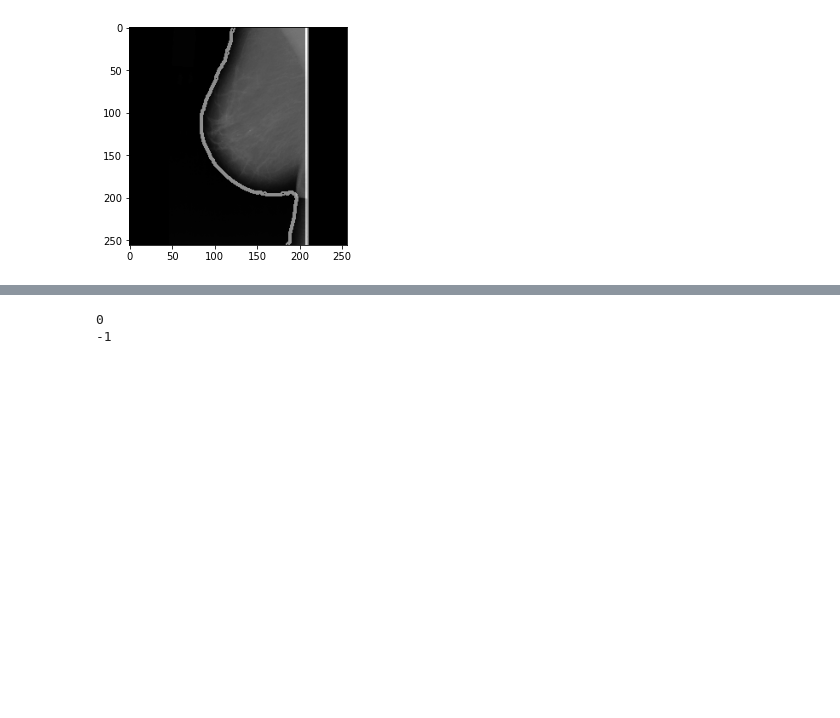
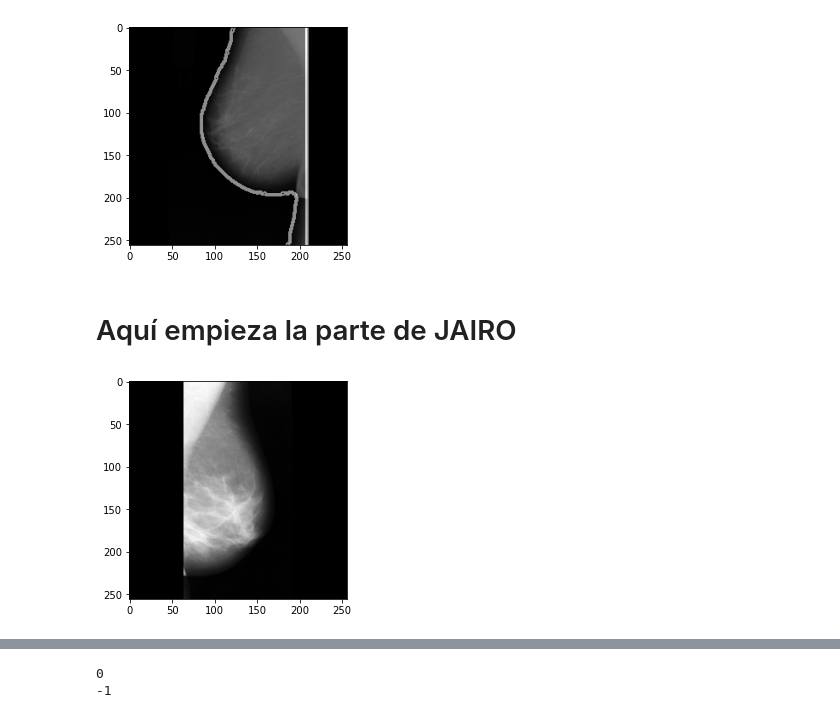
Before and after one commit to data-and-code/trabajo_con_imagenes, a Jupyter notebook: data-raw/clean_imgs.ipynb, the cells around one changed output, grey strips where cells are left out. Saved outputs shown, nothing was run; the diff lists cells and outputs as text; code cells hidden in the pictures; blank space fills up the shorter version.

```diff
--- a/data-raw/clean_imgs.ipynb
+++ b/data-raw/clean_imgs.ipynb
@@ -446,0 +443,7 @@ x
+# %% [markdown]
+# Aquí empieza la parte de JAIRO
+# %%
+plt.imshow(clean_imgs[51], cmap='gray')
+plt.show()
+# %% [output]
+[figure, added]
```
Also changed, not shown: parts of 10 cells of this notebook.
